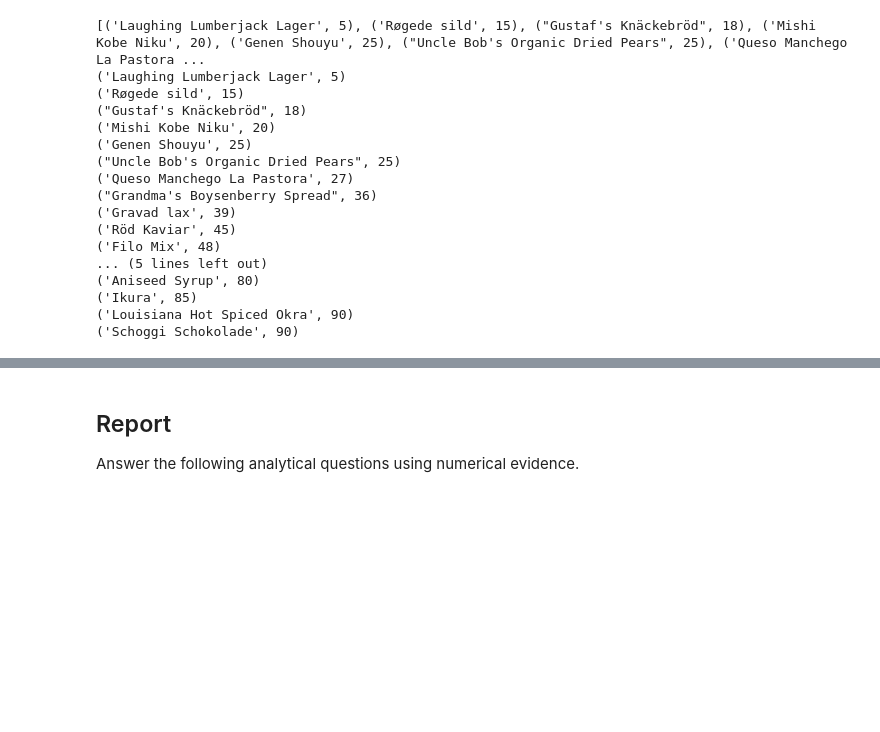
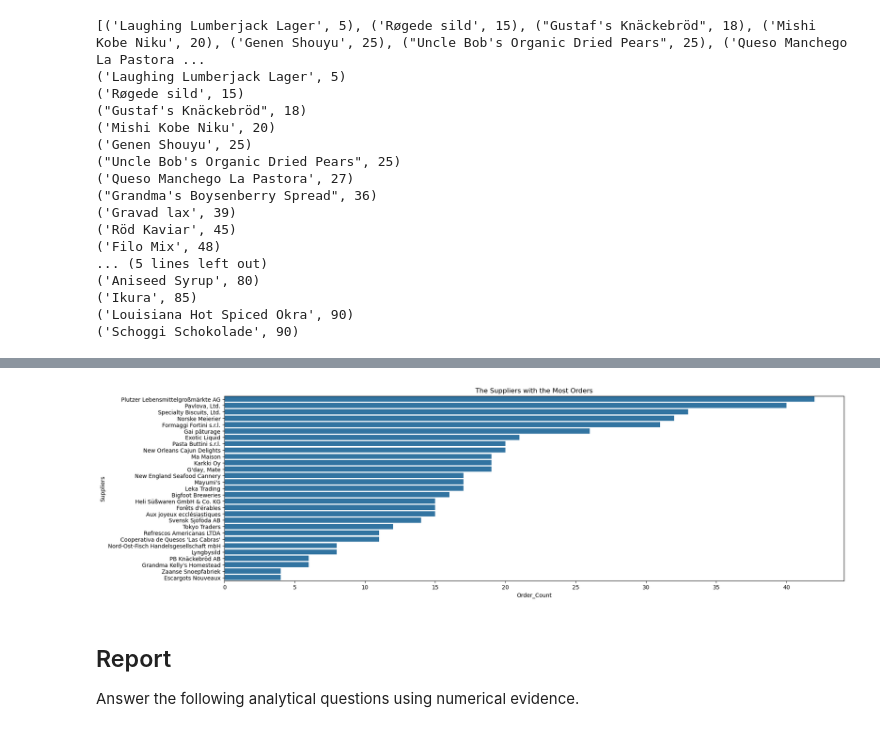
Before and after one commit to dwilliams170/Market_ADHOC_Report, a Jupyter notebook: adhoc_report.ipynb, the cells around one changed output, grey strips where cells are left out. Cells and saved outputs as stored; diff of their text form; code cells hidden in the pictures; blank space fills up the shorter version.

```diff
--- a/adhoc_report.ipynb
+++ b/adhoc_report.ipynb
@@ -294,7 +395,21 @@ What are the most popular suppliers according to order count? List the supplier
 **Hint**: You might need to use a subquery to join more than 2 tables together.
 # %%
 # TODO: Write a SQL query which will answer the question above.
-...
+cursor.execute("""
+
+   SELECT s.SupplierName, COUNT(od.OrderID) as Pop_Suppliers
+   From Suppliers as s
+   INNER JOIN Products as p
+   ON s.SupplierID = p.SupplierID
+   JOIN OrderDetails as od
+   ON p.ProductID = Od.ProductID
+   Group BY s.SupplierName
+   ORDER BY Pop_Suppliers DESC
+""")
 
 # TODO: Fetch your list of tuples and print it out
-...
+Pop_Suppliers = cursor.fetchall()
+print(Pop_Suppliers)
+
+for s in Pop_Suppliers:
+   print(s)
@@ -301,9 +434,16 @@ What are the most popular suppliers according to order count? List the supplier
 # %%
 # TODO: Convert your list of tuples to a dataframe
-...
+
+df = pd.DataFrame(data = Pop_Suppliers, columns =['Suppliers','Order_Count'])
 
 # TODO: Generate a visualization on this dataframe
-...
+plt.figure(figsize =(20,6))
+sns.barplot(x='Order_Count', y='Suppliers', data=df)
+plt.title('The Suppliers with the Most Orders')
+plt.show()
+plt.savefig('The Suppliers with the Most Orders.png')
+# %% [output]
+[figure, added]
 # %% [markdown]
 ## Report
 
```
Also changed, not shown: parts of 24 cells of this notebook, 12 other files.
